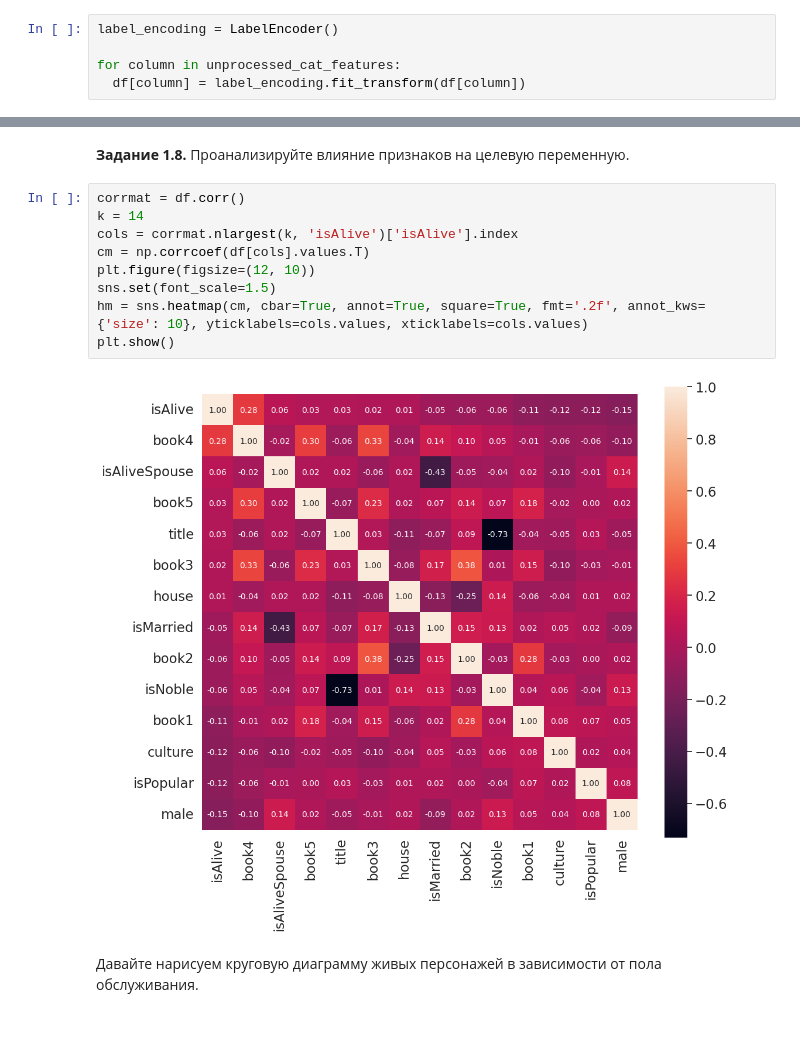
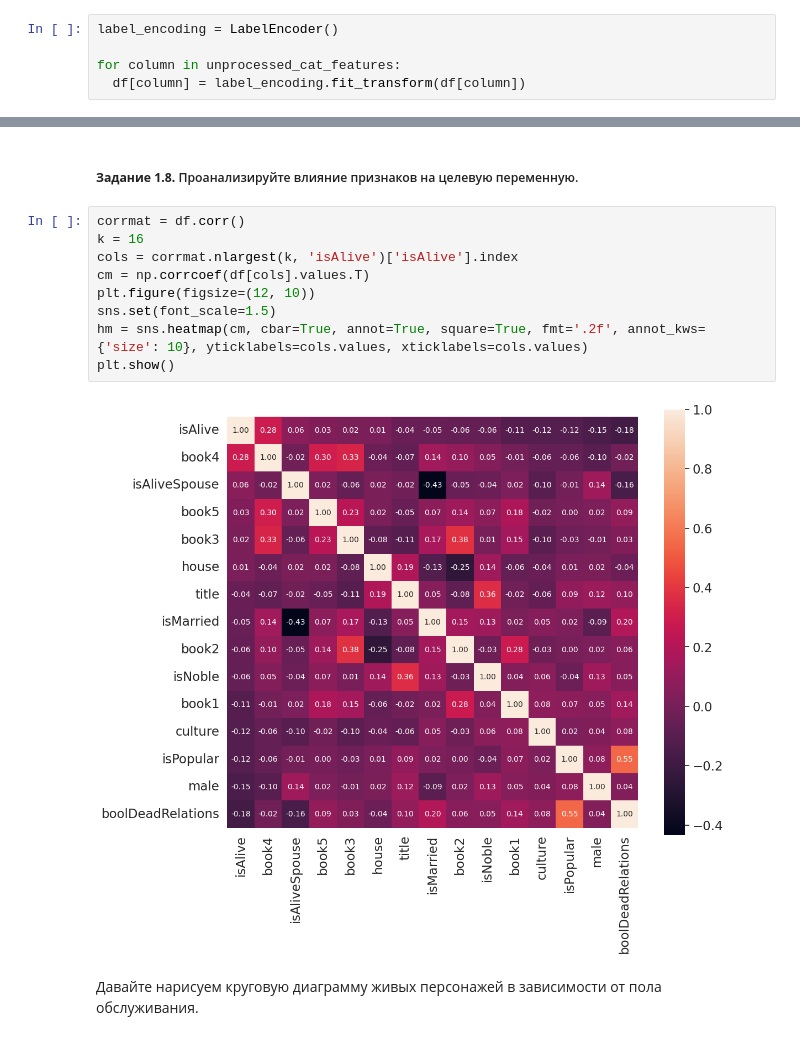
Before and after one commit to ryybiinana1/HW_Ml_course, a Jupyter notebook: week_01_ml_intro/Homework/hw_1_game_of_thrones.ipynb, the cells around one changed output, grey strips where cells are left out. Saved outputs shown, nothing was run; the diff lists cells and outputs as text.

```diff
--- a/week_01_ml_intro/Homework/hw_1_game_of_thrones.ipynb
+++ b/week_01_ml_intro/Homework/hw_1_game_of_thrones.ipynb
@@ -551,16 +527,16 @@ df.head()
 # %% [markdown]
-**Задание 1.8.** Проанализируйте влияние признаков на целевую переменную.
+##### **Задание 1.8.** Проанализируйте влияние признаков на целевую переменную.
 # %%
 corrmat = df.corr()
-k = 14
+k = 16
 cols = corrmat.nlargest(k, 'isAlive')['isAlive'].index
 cm = np.corrcoef(df[cols].values.T)
 plt.figure(figsize=(12, 10))
 sns.set(font_scale=1.5)
 hm = sns.heatmap(cm, cbar=True, annot=True, square=True, fmt='.2f', annot_kws={'size': 10}, yticklabels=cols.values, xticklabels=cols.values)
 plt.show()
 # %% [output]
-[figure, old version]
+[figure, new version]
 # %% [markdown]
 Давайте нарисуем круговую диаграмму живых персонажей в зависимости от пола обслуживания.
 # %%
```
Also changed, not shown: parts of 30 cells of this notebook.
